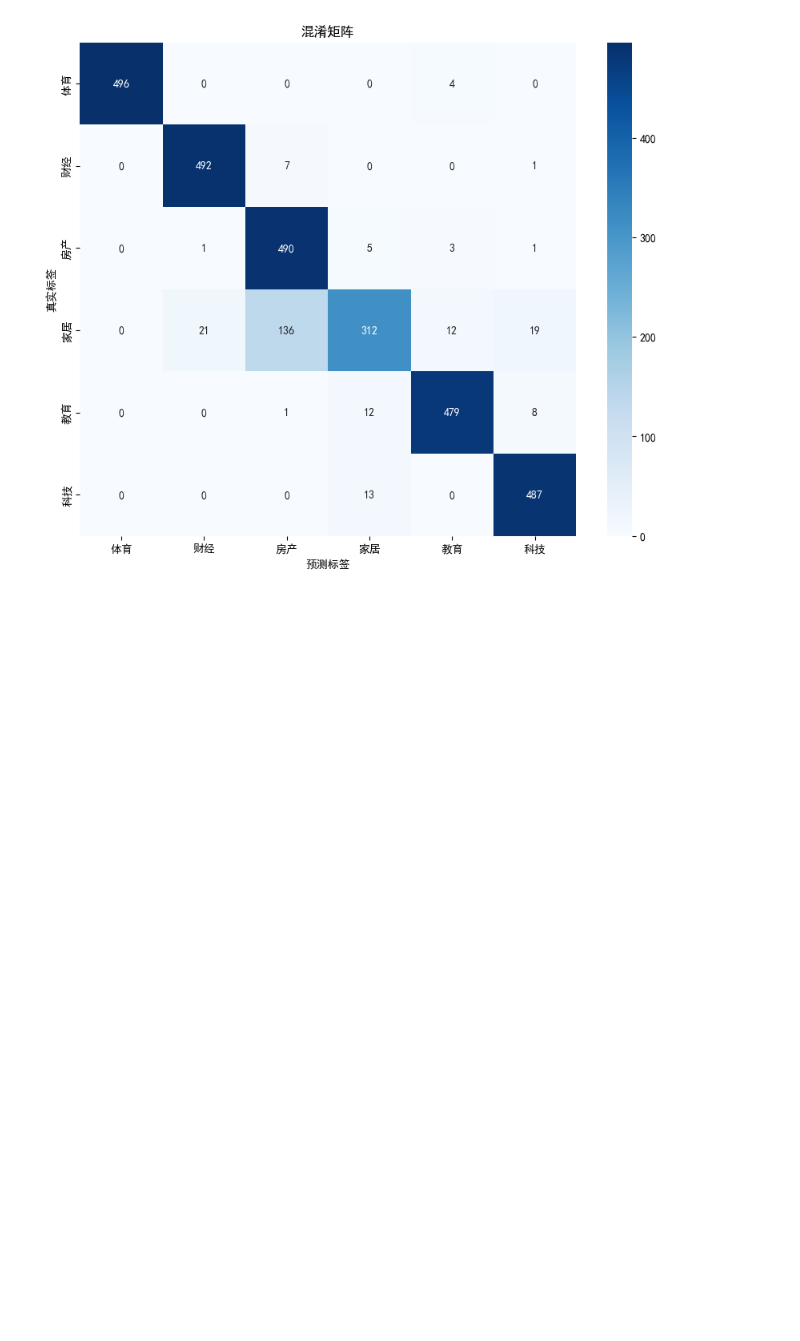
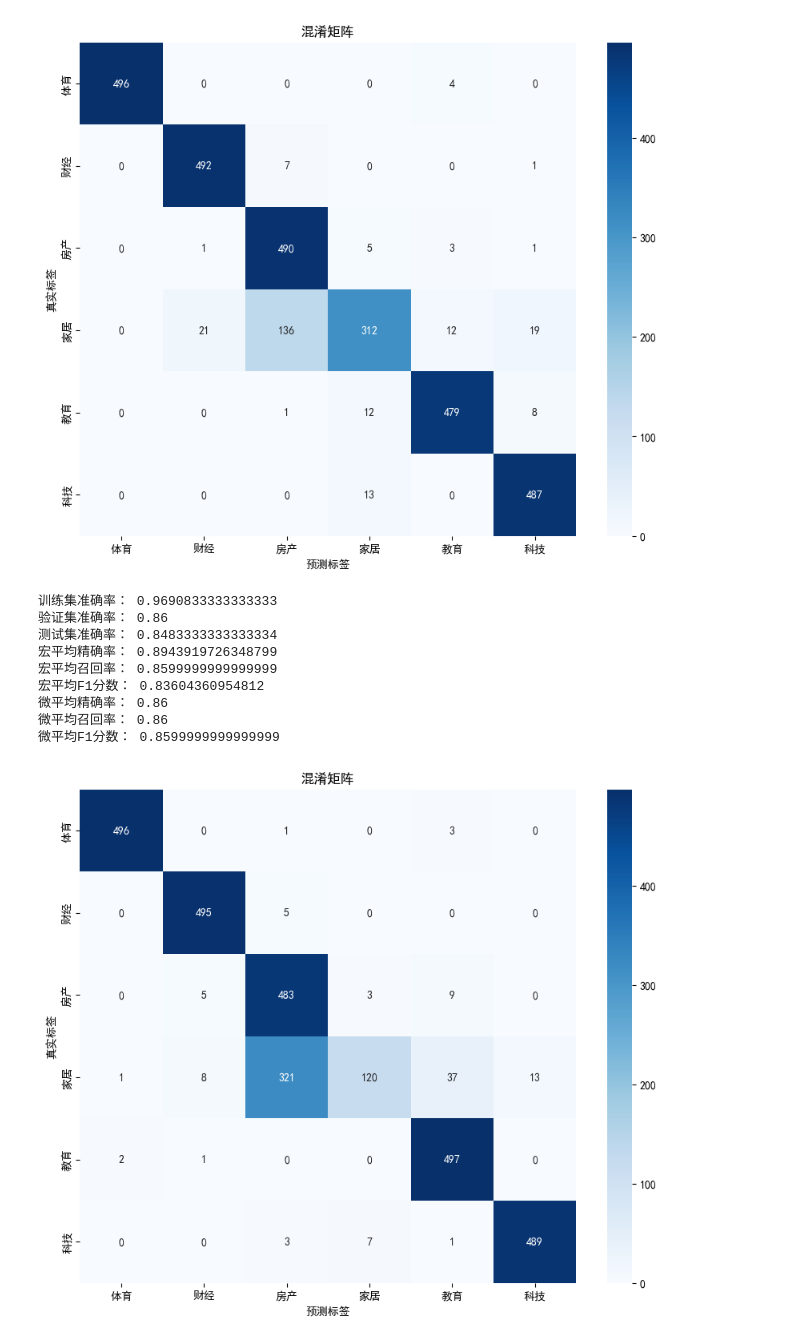
Before and after one commit to ganfanghao/homework, a Jupyter notebook: homework1.ipynb, the cells around one changed output. Drawn from its saved outputs; the diff is of its cells as text; code cells hidden in the pictures; blank space fills up the shorter version.

```diff
--- a/homework1.ipynb
+++ b/homework1.ipynb
@@ -416,3 +416,72 @@ plt.show()
 微平均召回率： 0.9186666666666666
 微平均F1分数： 0.9186666666666666
 [figure]
+# %%
+# 加载特征向量和标签
+import scipy.sparse as sp
+import numpy as np
+train_features = sp.load_npz('D:\project\data\\train_features.npz')
+val_features = sp.load_npz('D:\project\data\\val_features.npz')
+test_features = sp.load_npz('D:\project\data\\test_features.npz')
+train_labels = sp.load_npz('D:\project\data\\train_labels.npz')
+val_labels = sp.load_npz('D:\project\data\\val_labels.npz')
+test_labels = sp.load_npz('D:\project\data\\test_labels.npz')
+# %%
+# 运用多项式朴素贝叶斯（Multinomial Naive Bayes）进行文本分类：适合处理离散特征（如词频或 TF-IDF）
+from sklearn.naive_bayes import MultinomialNB
+from sklearn.metrics import accuracy_score, precision_score, recall_score, f1_score, confusion_matrix
+import matplotlib.pyplot as plt
+import seaborn as sns
+# 设置中文字体
+plt.rcParams['font.sans-serif'] = ['SimHei']  # 使用黑体
+plt.rcParams['axes.unicode_minus'] = False  # 解决负号显示问题
+# 初始化多项式朴素贝叶斯分类器
+nb_classifier = MultinomialNB() # 初始化多项式朴素贝叶斯分类器
+# 训练分类器
+nb_classifier.fit(train_features, train_labels) # 训练分类器
+# 预测测试集、验证集和测试集的标签
+train_predictions = nb_classifier.predict(train_features)
+val_predictions = nb_classifier.predict(val_features)
+test_predictions = nb_classifier.predict(test_features)
+# 计算准确率
+train_accuracy = accuracy_score(train_labels, train_predictions)
+val_accuracy = accuracy_score(val_labels, val_predictions)
+test_accuracy = accuracy_score(test_labels, test_predictions)
+# 输出准确率
+print("训练集准确率：", train_accuracy)
+print("验证集准确率：", val_accuracy)
+print("测试集准确率：", test_accuracy)
+# 计算宏平均
+macro_precision = precision_score(val_labels, val_predictions, average='macro')
+macro_recall = recall_score(val_labels, val_predictions, average='macro')
+macro_f1 = f1_score(val_labels, val_predictions, average='macro')
+print("宏平均精确率：", macro_precision)
+print("宏平均召回率：", macro_recall)
+print("宏平均F1分数：", macro_f1)
+micro_precision = precision_score(val_labels, val_predictions, average='micro')
+micro_recall = recall_score(val_labels, val_predictions, average='micro')
+micro_f1 = f1_score(val_labels, val_predictions, average='micro')
+print("微平均精确率：", micro_precision)
+print("微平均召回率：", micro_recall)
+print("微平均F1分数：", micro_f1)
+# 计算混淆矩阵
+selected_categories = ["体育", "财经", "房产", "家居", "教育", "科技"]
+conf_matrix = confusion_matrix(val_labels, val_predictions)
+# 可视化混淆矩阵
+plt.figure(figsize=(10, 8))
+sns.heatmap(conf_matrix, annot=True, fmt='d', cmap='Blues', xticklabels=selected_categories, yticklabels=selected_categories)
+plt.xlabel('预测标签')
+plt.ylabel('真实标签')
+plt.title('混淆矩阵')
+plt.show()
+# %% [output]
+训练集准确率： 0.9690833333333333
+验证集准确率： 0.86
+测试集准确率： 0.8483333333333334
+宏平均精确率： 0.8943919726348799
+宏平均召回率： 0.8599999999999999
+宏平均F1分数： 0.83604360954812
+微平均精确率： 0.86
+微平均召回率： 0.86
+微平均F1分数： 0.8599999999999999
+[figure, added]
```
Also changed, not shown: parts of 1 cell of this notebook.
